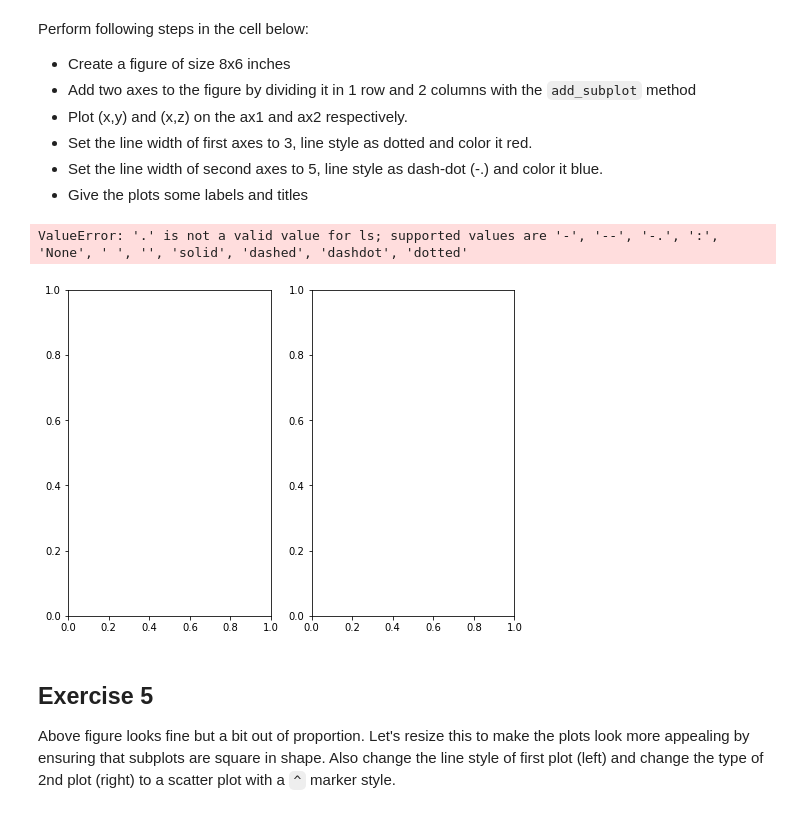
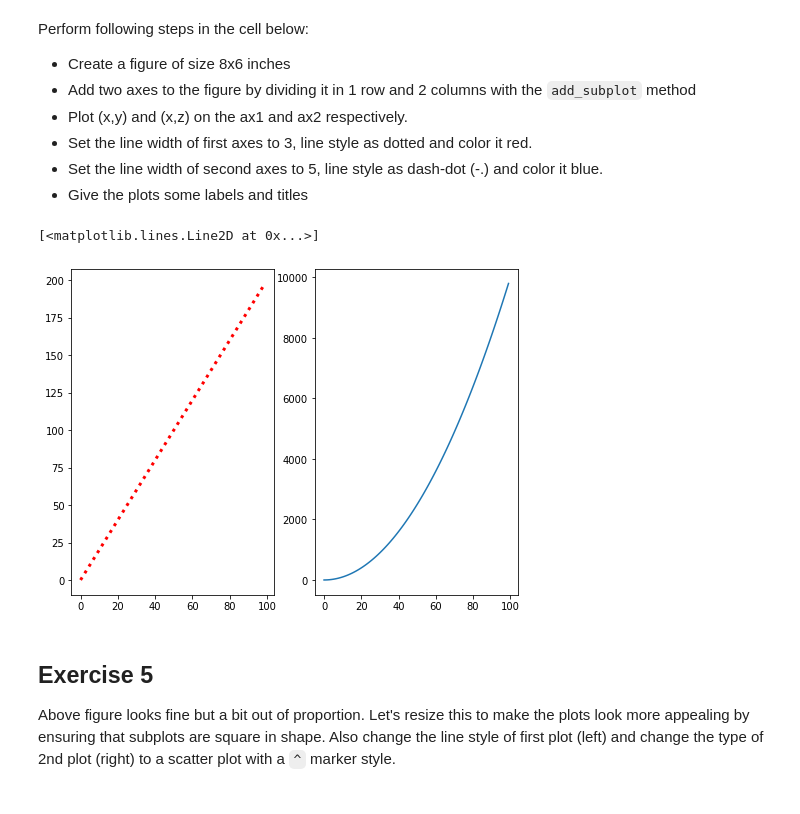
Before and after one commit to JohnTheTripper/dsc-more-practice-with-matplotlib-lab-nyc-ds-021720, a Jupyter notebook: index.ipynb, the cells around one changed output. Drawn from its saved outputs; the diff is of its cells as text; code cells hidden in the pictures.

```diff
--- a/index.ipynb
+++ b/index.ipynb
@@ -137,17 +137,17 @@ Perform following steps in the cell below:
 # %%
 my_figure4 = plt.figure(figsize=(8,6))
 
 #fig, axes = plt.subplots(nrows=3, ncols=4, figsize=(8,6))
 
 
 ax1 = my_figure4.add_subplot(121)
 ax2 = my_figure4.add_subplot(122)
 
-ax1.plot(x, y, lw=3, ls='.', color='red')
+ax1.plot(x, y, lw=3, ls=':', color='red')
 ax2.plot(x, z)
 # %% [output]
-ValueError: '.' is not a valid value for ls; supported values are '-', '--', '-.', ':', 'None', ' ', '', 'solid', 'dashed', 'dashdot', 'dotted'
+[<matplotlib.lines.Line2D at 0x...>]
-[figure, old version]
+[figure, new version]
 # %% [markdown]
 ## Exercise 5
 
```
